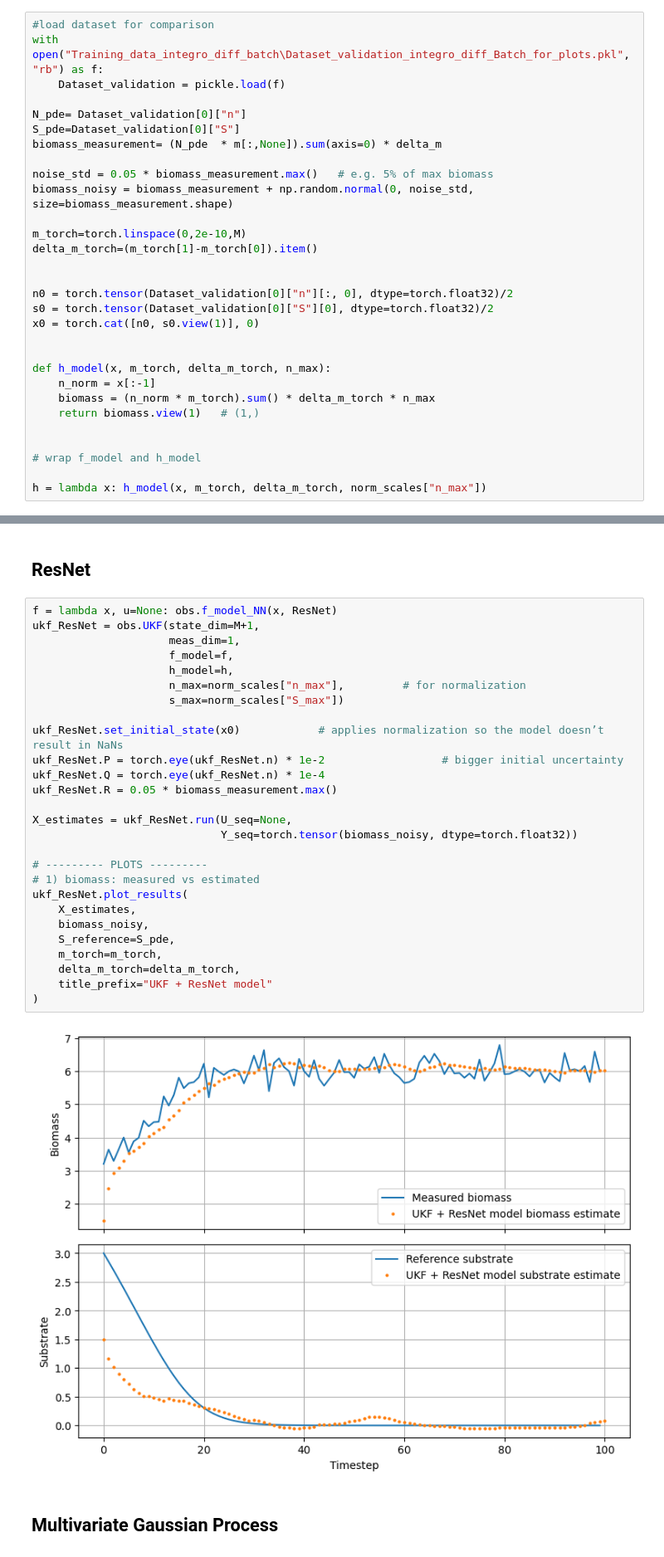
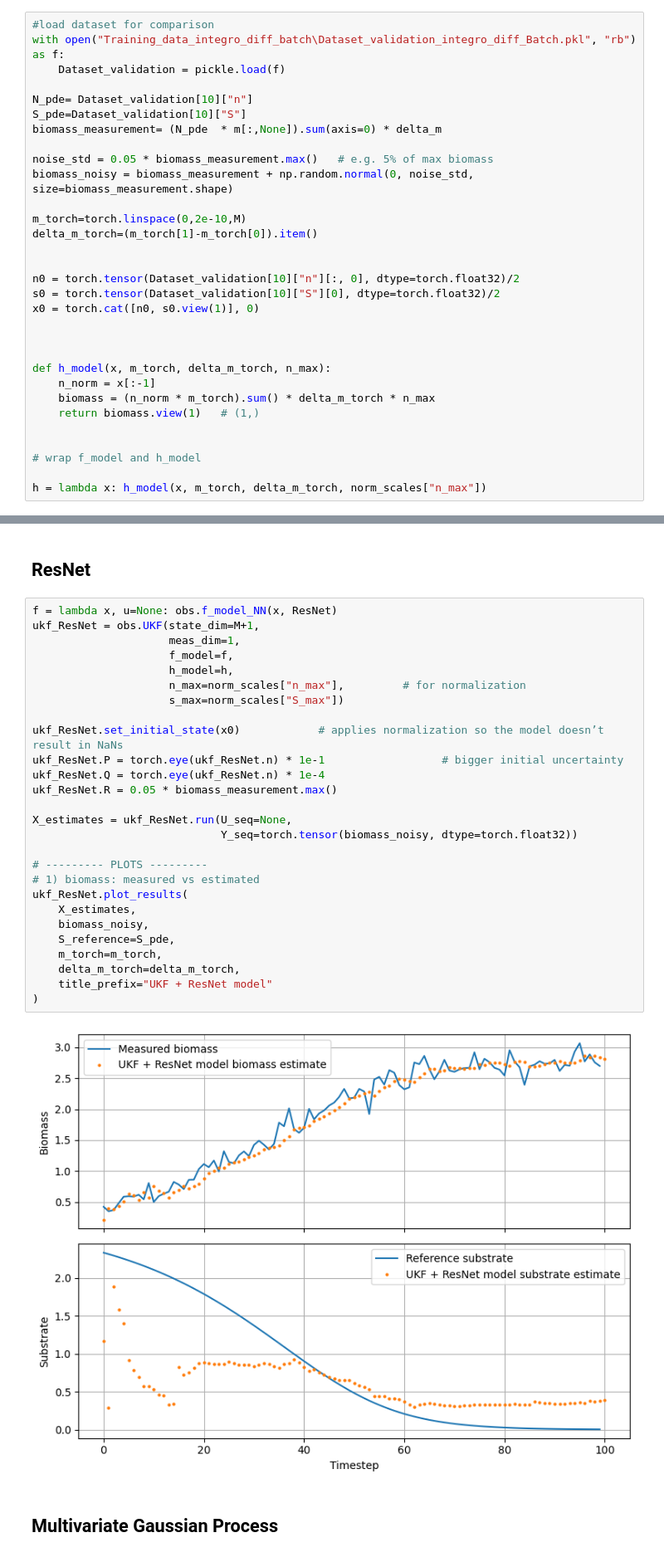
Before and after one commit to therealtoby1/Master, a Jupyter notebook: Cell_growth_integro_diff_Batch.ipynb, the cells around one changed output, grey strips where cells are left out. Shown at 83% size. Cells and saved outputs as stored; diff of their text form.

```diff
--- a/Cell_growth_integro_diff_Batch.ipynb
+++ b/Cell_growth_integro_diff_Batch.ipynb
@@ -510,11 +518,11 @@ norm_scales=torch.load("Training_data_integro_diff_batch/normalization_scales.pt
 the way i set it up the UKF takes place in the normalized space (otherwise the numbers get too big--> Nan values), so the user passes n_max and s_max (that was used in the training and can be found in the normalization_scales.pkl) and can also assign the covariance matrices. in the end i plot the stuff
 # %%
 #load dataset for comparison
-with open("Training_data_integro_diff_batch\Dataset_validation_integro_diff_Batch_for_plots.pkl", "rb") as f:
+with open("Training_data_integro_diff_batch\Dataset_validation_integro_diff_Batch.pkl", "rb") as f:
     Dataset_validation = pickle.load(f)
 
-N_pde= Dataset_validation[0]["n"]
-S_pde=Dataset_validation[0]["S"]
+N_pde= Dataset_validation[10]["n"]
+S_pde=Dataset_validation[10]["S"]
 biomass_measurement= (N_pde  * m[:,None]).sum(axis=0) * delta_m
 
 noise_std = 0.05 * biomass_measurement.max()   # e.g. 5% of max biomass
@@ -524,9 +532,10 @@ m_torch=torch.linspace(0,2e-10,M)
 delta_m_torch=(m_torch[1]-m_torch[0]).item()
 
 
-n0 = torch.tensor(Dataset_validation[0]["n"][:, 0], dtype=torch.float32)/2
-s0 = torch.tensor(Dataset_validation[0]["S"][0], dtype=torch.float32)/2
+n0 = torch.tensor(Dataset_validation[10]["n"][:, 0], dtype=torch.float32)/2
+s0 = torch.tensor(Dataset_validation[10]["S"][0], dtype=torch.float32)/2
 x0 = torch.cat([n0, s0.view(1)], 0)
+
 
 
 def h_model(x, m_torch, delta_m_torch, n_max):
@@ -575,32 +631,32 @@ ukf_classic_NN.plot_results(
 # %%
 f = lambda x, u=None: obs.f_model_NN(x, ResNet)
 ukf_ResNet = obs.UKF(state_dim=M+1,
                      meas_dim=1,
                      f_model=f,
                      h_model=h,
                      n_max=norm_scales["n_max"],         # for normalization
                      s_max=norm_scales["S_max"])
 
 ukf_ResNet.set_initial_state(x0)            # applies normalization so the model doesn’t result in NaNs
-ukf_ResNet.P = torch.eye(ukf_ResNet.n) * 1e-2                  # bigger initial uncertainty
+ukf_ResNet.P = torch.eye(ukf_ResNet.n) * 1e-1                  # bigger initial uncertainty
 ukf_ResNet.Q = torch.eye(ukf_ResNet.n) * 1e-4
 ukf_ResNet.R = 0.05 * biomass_measurement.max()
 
 X_estimates = ukf_ResNet.run(U_seq=None,
                              Y_seq=torch.tensor(biomass_noisy, dtype=torch.float32))
 
 # --------- PLOTS ---------
 # 1) biomass: measured vs estimated
 ukf_ResNet.plot_results(
     X_estimates,
     biomass_noisy,
     S_reference=S_pde,
     m_torch=m_torch,
     delta_m_torch=delta_m_torch,
     title_prefix="UKF + ResNet model"
 )
 # %% [output]
-[figure, old version]
+[figure, new version]
 # %% [markdown]
 ## Multivariate Gaussian Process
 # %%
```
Also changed, not shown: parts of 7 cells of this notebook, 7 other files.
